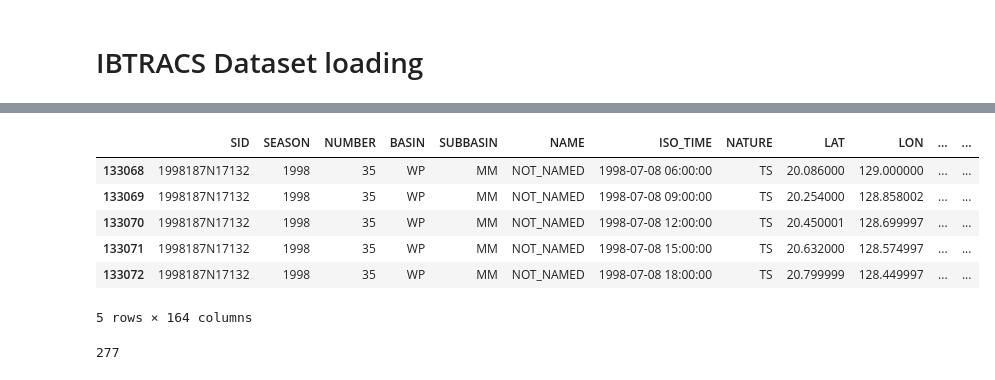
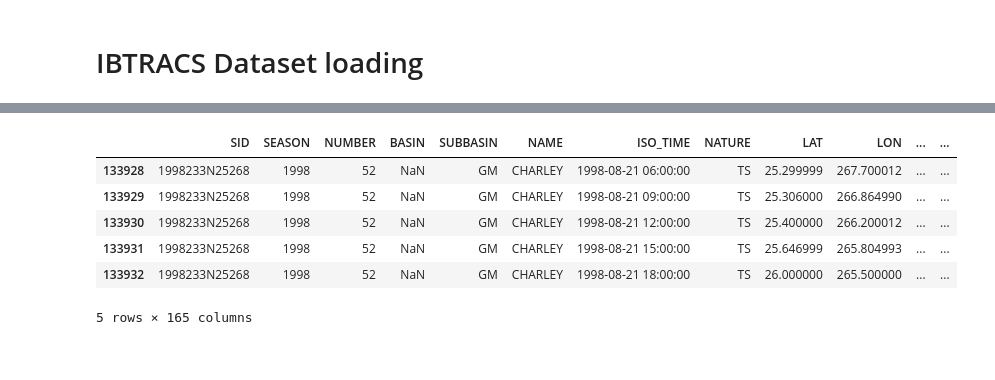
Before and after one commit to GGomez99/ds2-2023-Project2, a Jupyter notebook: project/arens-gomez-humeau-khieu/ibtracs-analysis.ipynb, the cells around one changed output, grey strips where cells are left out. Drawn from its saved outputs; the diff is of its cells as text; code cells hidden in the pictures.

```diff
--- a/project/arens-gomez-humeau-khieu/ibtracs-analysis.ipynb
+++ b/project/arens-gomez-humeau-khieu/ibtracs-analysis.ipynb
@@ -6,6 +11,6 @@ from matplotlib.pyplot import *
 # %%
-zoneAnalysis = "Japan"
-#zoneAnalysis = "Gulf of Mexico"
+#zoneAnalysis = "Japan"
+zoneAnalysis = "Gulf of Mexico"
 maxLon, minLon, maxLat, minLat = 0,0,0,0
 minYear = 1998
 maxYear = 2015
@@ -68,0 +80,6 @@ data.drop(index=[0], inplace=True)
+# %%
+#time conversion
+data.SEASON = data.SEASON.astype("int32")
+data.ISO_TIME = pd.to_datetime(data.ISO_TIME)
+data["NSEC_TIME"] = data.ISO_TIME.astype("int64")
+data.NSEC_TIME
@@ -69,39 +99,32 @@ data.drop(index=[0], inplace=True)
 # %%
-#time conversion
-data.SEASON = data.SEASON.astype("int32")
-
 #coord conversion
 data.LAT = data.LAT.astype("float32")
 data.LAT = data.LAT.round(3)
 data.LON = data.LON.astype("float32")
 data.LON = data.LON.round(3)
 data.loc[data.LON < 0, 'LON'] = data[data.LON < 0].LON + 360
 
 #category creation
 #using wind speed from USA_WIND (instead of WMO_WIND) since there are less unknown data
 #print(data.USA_WIND.describe())
 #print(data.WMO_WIND.describe())
-
 data.loc[data.USA_WIND == ' ', "USA_WIND"] = "-1"
 data['USA_WIND'] = data['USA_WIND'].astype("float32")
 windSpeedBins = [-10, 0, 34, 64, 83, 96, 113, 137, 300]
 categoryLabels = ["Unknown", "TD", "TS", "1", "2", "3", "4", "5"]
 data["CATEGORY"] = pd.cut(data['USA_WIND'], bins=windSpeedBins, labels=categoryLabels)
 
 dataTime = data[(data.SEASON >= minYear) & (data.SEASON <= maxYear)]
 dataSpace = dataTime[(dataTime.LON > minLon) & (dataTime.LON < maxLon) & (dataTime.LAT > minLat) & (dataTime.LAT < maxLat)]
+
+dataSpace = dataSpace.drop(index=dataSpace.loc[dataSpace.CATEGORY == "Unknown"].index)
+
 dataSpace.head()
 # %% [output]
 |  | SID | SEASON | NUMBER | BASIN | SUBBASIN | NAME | ISO_TIME | NATURE | LAT | LON | ... | ... |
-| 133068 | 1998187N17132 | 1998 | 35 | WP | MM | NOT_NAMED | 1998-07-08 06:00:00 | TS | 20.086000 | 129.000000 | ... | ... |
-| 133069 | 1998187N17132 | 1998 | 35 | WP | MM | NOT_NAMED | 1998-07-08 09:00:00 | TS | 20.254000 | 128.858002 | ... | ... |
-| 133070 | 1998187N17132 | 1998 | 35 | WP | MM | NOT_NAMED | 1998-07-08 12:00:00 | TS | 20.450001 | 128.699997 | ... | ... |
-| 133071 | 1998187N17132 | 1998 | 35 | WP | MM | NOT_NAMED | 1998-07-08 15:00:00 | TS | 20.632000 | 128.574997 | ... | ... |
-| 133072 | 1998187N17132 | 1998 | 35 | WP | MM | NOT_NAMED | 1998-07-08 18:00:00 | TS | 20.799999 | 128.449997 | ... | ... |
+| 133928 | 1998233N25268 | 1998 | 52 | NaN | GM | CHARLEY | 1998-08-21 06:00:00 | TS | 25.299999 | 267.700012 | ... | ... |
+| 133929 | 1998233N25268 | 1998 | 52 | NaN | GM | CHARLEY | 1998-08-21 09:00:00 | TS | 25.306000 | 266.864990 | ... | ... |
+| 133930 | 1998233N25268 | 1998 | 52 | NaN | GM | CHARLEY | 1998-08-21 12:00:00 | TS | 25.400000 | 266.200012 | ... | ... |
+| 133931 | 1998233N25268 | 1998 | 52 | NaN | GM | CHARLEY | 1998-08-21 15:00:00 | TS | 25.646999 | 265.804993 | ... | ... |
+| 133932 | 1998233N25268 | 1998 | 52 | NaN | GM | CHARLEY | 1998-08-21 18:00:00 | TS | 26.000000 | 265.500000 | ... | ... |
-5 rows × 164 columns
+5 rows × 165 columns
-# %%
-typhoonsMapData = dataSpace[["LAT", "LON", "SID"]].groupby(["SID"], as_index=False).mean()
-
-len(typhoonsMapData)
-# %% [output]
-277
```
Also changed, not shown: parts of 20 cells of this notebook, 1 other file.
